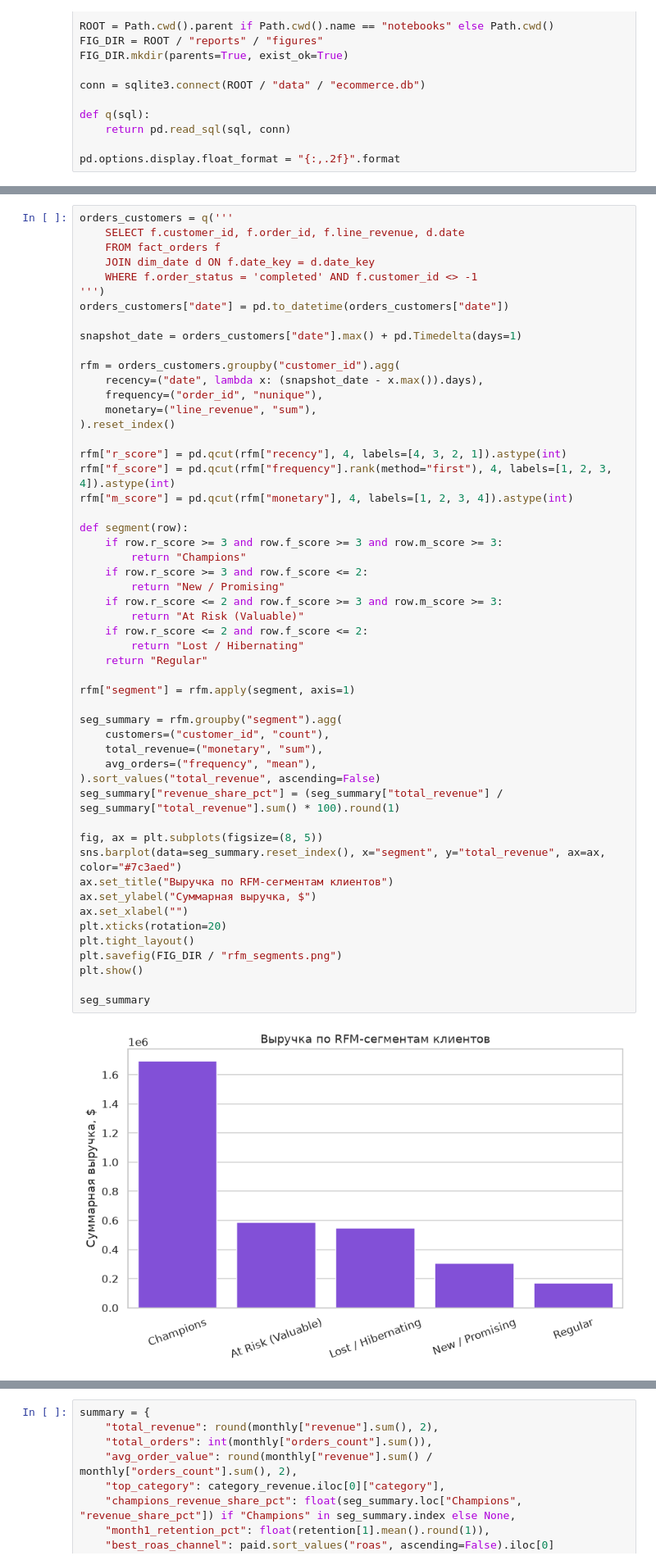
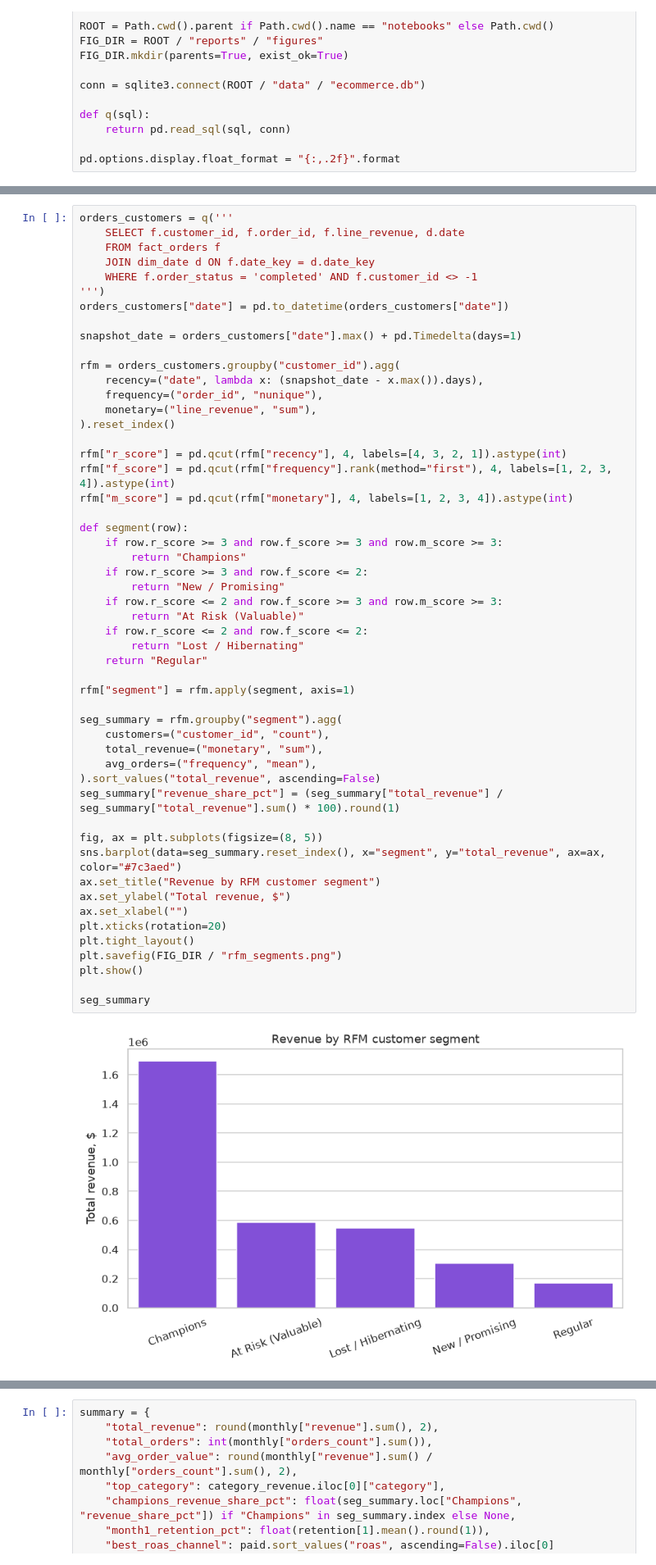
Before and after one commit to buladash/Data-Project, a Jupyter notebook: notebooks/04_eda.ipynb, the cells around one changed output, grey strips where cells are left out. Shown at 82% size. Saved outputs shown, nothing was run; the diff lists cells and outputs as text.

```diff
--- a/notebooks/04_eda.ipynb
+++ b/notebooks/04_eda.ipynb
@@ -140,36 +141,36 @@ rfm["m_score"] = pd.qcut(rfm["monetary"], 4, labels=[1, 2, 3, 4]).astype(int)
 def segment(row):
     if row.r_score >= 3 and row.f_score >= 3 and row.m_score >= 3:
         return "Champions"
     if row.r_score >= 3 and row.f_score <= 2:
         return "New / Promising"
     if row.r_score <= 2 and row.f_score >= 3 and row.m_score >= 3:
         return "At Risk (Valuable)"
     if row.r_score <= 2 and row.f_score <= 2:
         return "Lost / Hibernating"
     return "Regular"
 
 rfm["segment"] = rfm.apply(segment, axis=1)
 
 seg_summary = rfm.groupby("segment").agg(
     customers=("customer_id", "count"),
     total_revenue=("monetary", "sum"),
     avg_orders=("frequency", "mean"),
 ).sort_values("total_revenue", ascending=False)
 seg_summary["revenue_share_pct"] = (seg_summary["total_revenue"] / seg_summary["total_revenue"].sum() * 100).round(1)
 
 fig, ax = plt.subplots(figsize=(8, 5))
 sns.barplot(data=seg_summary.reset_index(), x="segment", y="total_revenue", ax=ax, color="#7c3aed")
-ax.set_title("Выручка по RFM-сегментам клиентов")
-ax.set_ylabel("Суммарная выручка, $")
+ax.set_title("Revenue by RFM customer segment")
+ax.set_ylabel("Total revenue, $")
 ax.set_xlabel("")
 plt.xticks(rotation=20)
 plt.tight_layout()
 plt.savefig(FIG_DIR / "rfm_segments.png")
 plt.show()
 
 seg_summary
 # %% [output]
-[figure, old version]
+[figure, new version]
 |  | customers | total_revenue | avg_orders | revenue_share_pct |
 | segment |  |  |  |  |
 | Champions | 1590 | 1,693,072.38 | 3.81 | 51.20 |
```
Also changed, not shown: parts of 19 cells of this notebook, 16 other files.
